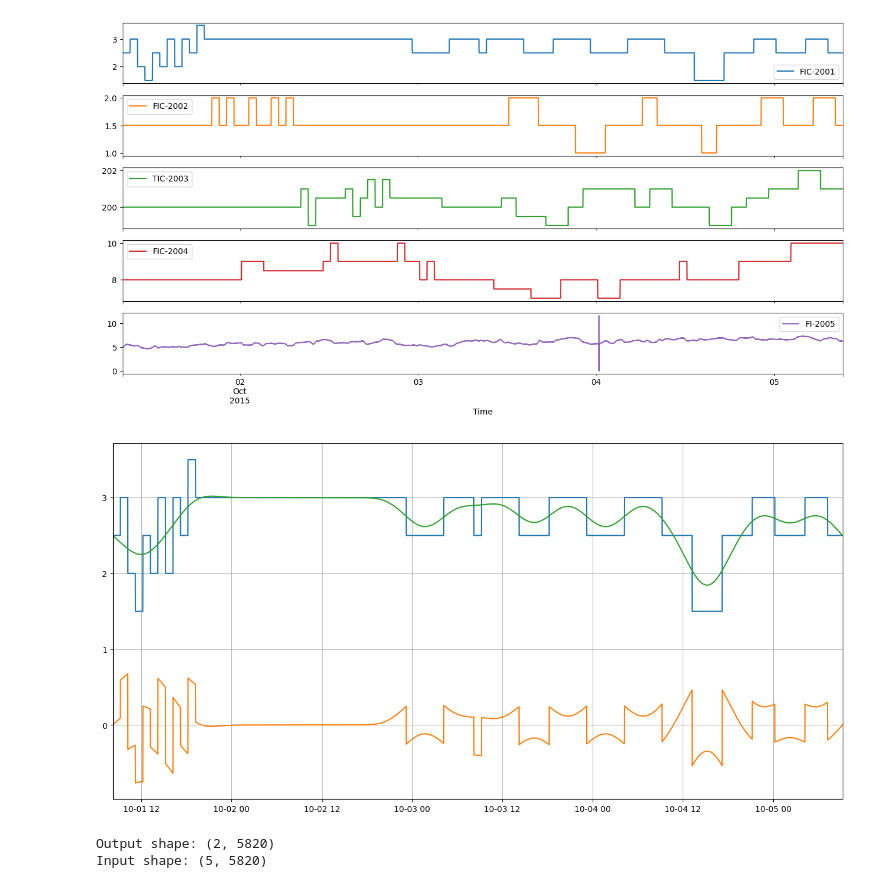
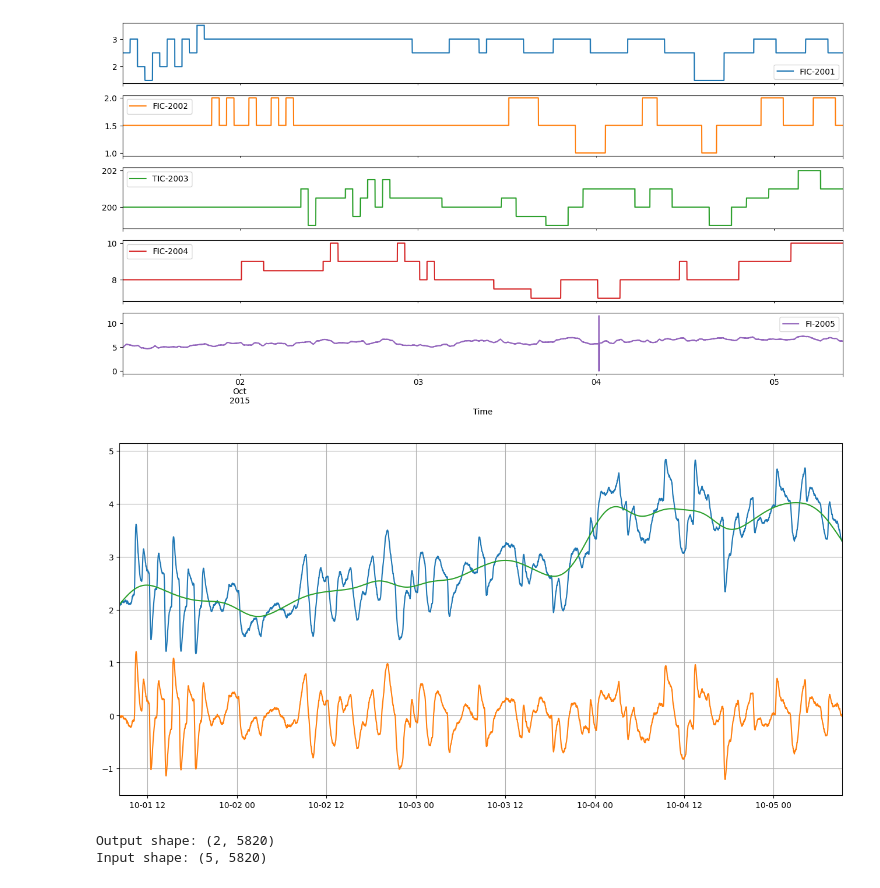
Before and after one commit to CPCLAB-UNIPI/SIPPY, a Jupyter notebook: Examples/subspace_id_frac2.ipynb, the cells around one changed output. Cells and saved outputs as stored; diff of their text form; code cells hidden in the pictures.

```diff
--- a/Examples/subspace_id_frac2.ipynb
+++ b/Examples/subspace_id_frac2.ipynb
@@ -87,13 +97,13 @@ else:
 
 idinput = d_filter.filterdata.data["output"]
 # %%
-tag = 'FIC-2001'
+tag = 'FIC-2101'
 trend = d_filter.filterdata.data["trend"]
 plt.plot(step_test_data.index, step_test_data[tag], idinput.index, idinput[tag], trend.index, trend[tag])
 plt.margins(x=0)
 plt.grid()
 # %% [output]
-[figure, old version]
+[figure, new version]
 # %%
 # Resample datadet
 idinput_resampled = idinput.resample(str(resampling)+'min').mean()
```
Also changed, not shown: parts of 8 cells of this notebook, 8 other files.
